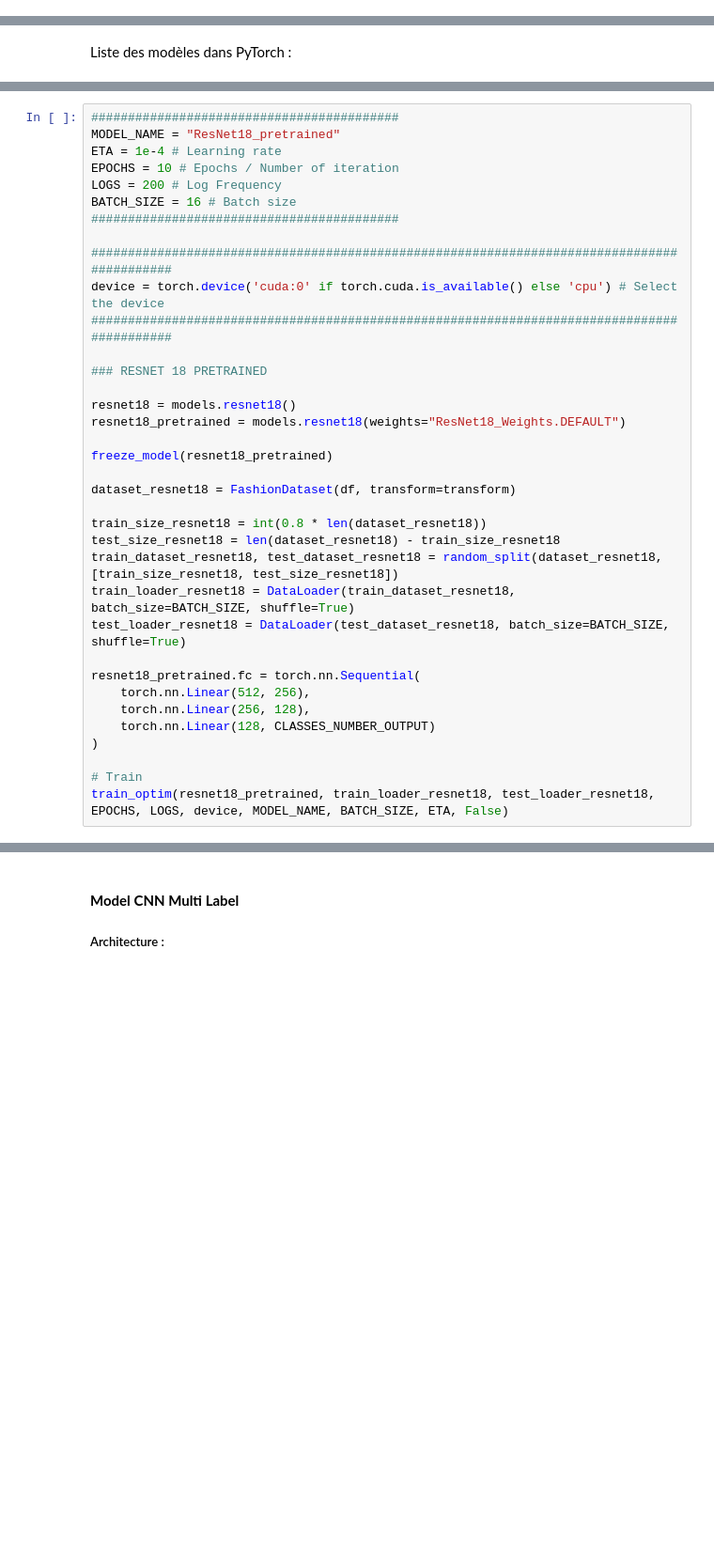
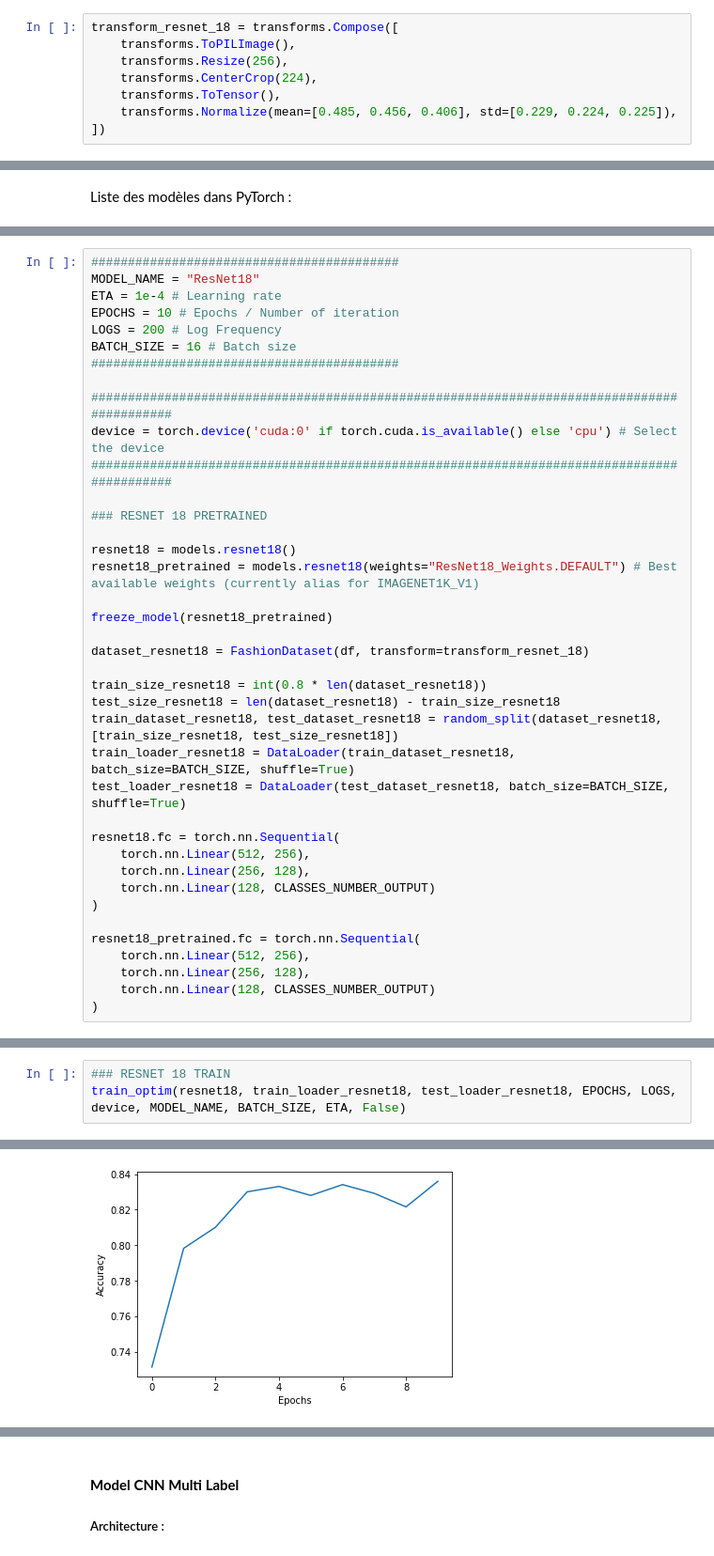
Before and after one commit to KontainPluton/TPs_Artificial_Neural_Network, a Jupyter notebook: Projet/Projet_Fashion.ipynb, the cells around one changed output, grey strips where cells are left out. Shown at 94% size. Drawn from its saved outputs; the diff is of its cells as text; blank space fills up the shorter version.

```diff
--- a/Projet/Projet_Fashion.ipynb
+++ b/Projet/Projet_Fashion.ipynb
@@ -243,2 +267,10 @@ transform = transforms.Compose([
     transforms.Normalize((0.5,), (0.5,))
 ])
+# %%
+transform_resnet_18 = transforms.Compose([
+    transforms.ToPILImage(),
+    transforms.Resize(256),
+    transforms.CenterCrop(224),
+    transforms.ToTensor(),
+    transforms.Normalize(mean=[0.485, 0.456, 0.406], std=[0.229, 0.224, 0.225]),
+])
@@ -487,7 +673,7 @@ def make_a_prediction(image_path,model,device):
 *(source : https://penseeartificielle.fr/focus-reseau-neurones-convolutifs/proposed-modified-resnet-18-architecture-for-bangla-hcr-in-the-diagram-conv-stands-for/)*
 # %%
 ##########################################
-MODEL_NAME = "ResNet18_pretrained"
+MODEL_NAME = "ResNet18"
 ETA = 1e-4 # Learning rate
 EPOCHS = 10 # Epochs / Number of iteration
 LOGS = 200 # Log Frequency
@@ -501,11 +687,11 @@ device = torch.device('cuda:0' if torch.cuda.is_available() else 'cpu') # Select
 ### RESNET 18 PRETRAINED
 
 resnet18 = models.resnet18()
-resnet18_pretrained = models.resnet18(weights="ResNet18_Weights.DEFAULT")
+resnet18_pretrained = models.resnet18(weights="ResNet18_Weights.DEFAULT") # Best available weights (currently alias for IMAGENET1K_V1)
 
 freeze_model(resnet18_pretrained)
 
-dataset_resnet18 = FashionDataset(df, transform=transform)
+dataset_resnet18 = FashionDataset(df, transform=transform_resnet_18)
 
 train_size_resnet18 = int(0.8 * len(dataset_resnet18))
 test_size_resnet18 = len(dataset_resnet18) - train_size_resnet18
@@ -513,11 +699,14 @@ train_dataset_resnet18, test_dataset_resnet18 = random_split(dataset_resnet18, [
 train_loader_resnet18 = DataLoader(train_dataset_resnet18, batch_size=BATCH_SIZE, shuffle=True)
 test_loader_resnet18 = DataLoader(test_dataset_resnet18, batch_size=BATCH_SIZE, shuffle=True)
 
+resnet18.fc = torch.nn.Sequential(
+    torch.nn.Linear(512, 256),
+    torch.nn.Linear(256, 128),
+    torch.nn.Linear(128, CLASSES_NUMBER_OUTPUT)
+)
+
 resnet18_pretrained.fc = torch.nn.Sequential(
     torch.nn.Linear(512, 256),
     torch.nn.Linear(256, 128),
     torch.nn.Linear(128, CLASSES_NUMBER_OUTPUT)
 )
-
-# Train
-train_optim(resnet18_pretrained, train_loader_resnet18, test_loader_resnet18, EPOCHS, LOGS, device, MODEL_NAME, BATCH_SIZE, ETA, False)
@@ -544,0 +713,4 @@ Epoch: 010 / 10 | Batch: 1401 / 1477 | Loss: 0.764 | Time elapsed: 0:16:45.02839
+# %%
+### RESNET 18 TRAIN
+train_optim(resnet18, train_loader_resnet18, test_loader_resnet18, EPOCHS, LOGS, device, MODEL_NAME, BATCH_SIZE, ETA, False)
+# %% [output]
@@ -544,0 +734 @@ Epoch: 010 / 10 | Batch: 1401 / 1477 | Loss: 0.764 | Time elapsed: 0:16:45.02839
+[figure, added]
```
Also changed, not shown: parts of 51 cells of this notebook.
